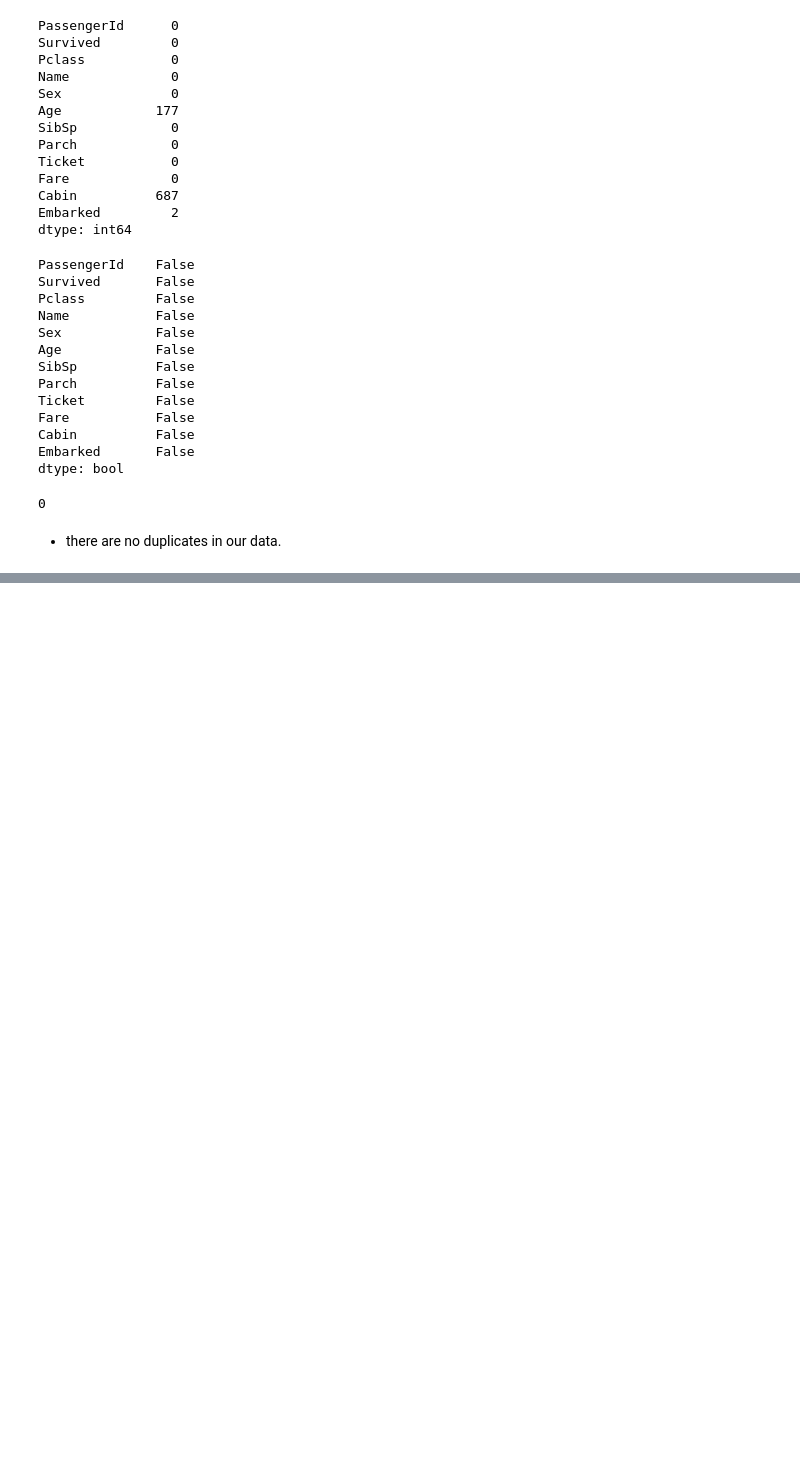
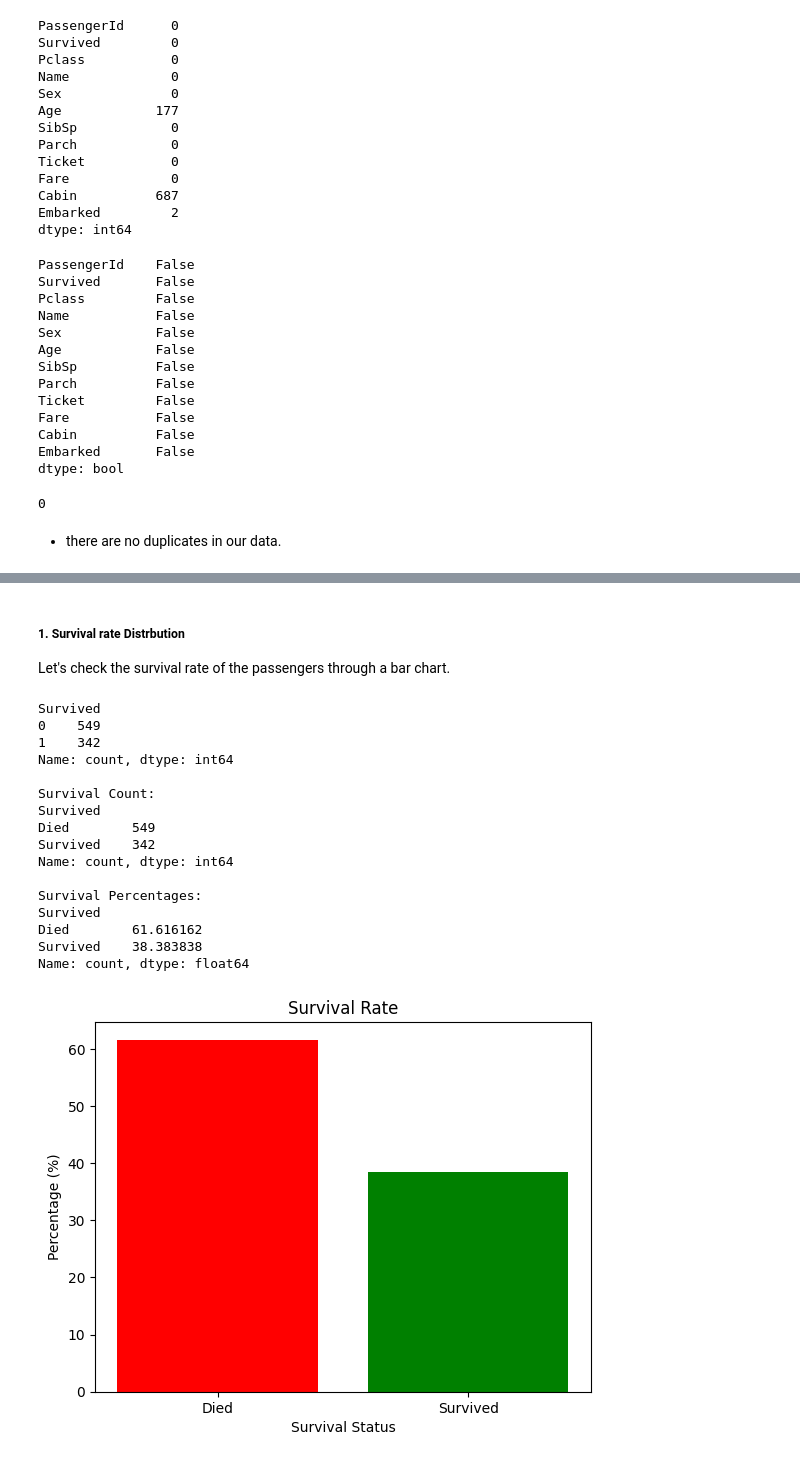
Before and after one commit to mariamkhan04/PRODIGY_DS_02, a Jupyter notebook: Titanic_Analysis.ipynb, the cells around one changed output, grey strips where cells are left out. Drawn from its saved outputs; the diff is of its cells as text; code cells hidden in the pictures; blank space fills up the shorter version.

```diff
--- a/Titanic_Analysis.ipynb
+++ b/Titanic_Analysis.ipynb
@@ -132,0 +138,43 @@ print(duplicates.sum())
+# %% [markdown]
+##### **1. Survival rate Distrbution**
+Let's check the survival rate of the passengers through a bar chart.
+# %%
+# survival count
+survival_count = titanic_df['Survived'].value_counts()
+print(survival_count)
+
+# maping 0 to Died and 1 to Survived for clarity
+survival_count.index = survival_count.index.map({0:'Died',1:'Survived'})
+print("\nSurvival Count:")
+print(survival_count)
+
+# Calculating survival percentages
+survival_percentage = (survival_count / survival_count.sum()) * 100
+print("\nSurvival Percentages:")
+print(survival_percentage)
+
+#plotting bar chart
+fig, ax = plt.subplots()
+ax.bar(survival_percentage.index, survival_percentage.values, color=['red','green'])
+ax.set_title('Survival Rate')
+ax.set_xlabel('Survival Status')
+ax.set_ylabel('Percentage (%)')
+plt.show()
+# %% [output]
+Survived
+0    549
+1    342
+Name: count, dtype: int64
+
+Survival Count:
+Survived
+Died        549
+Survived    342
+Name: count, dtype: int64
+
+Survival Percentages:
+Survived
+Died        61.616162
+Survived    38.383838
+Name: count, dtype: float64
+[figure, added]
```
Also changed, not shown: parts of 18 cells of this notebook.
